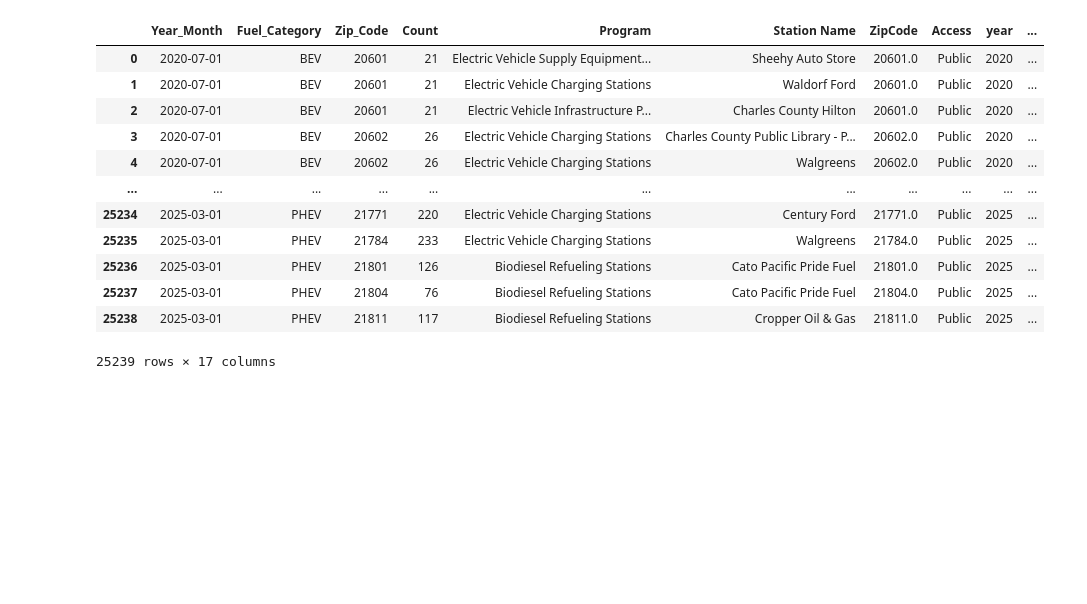
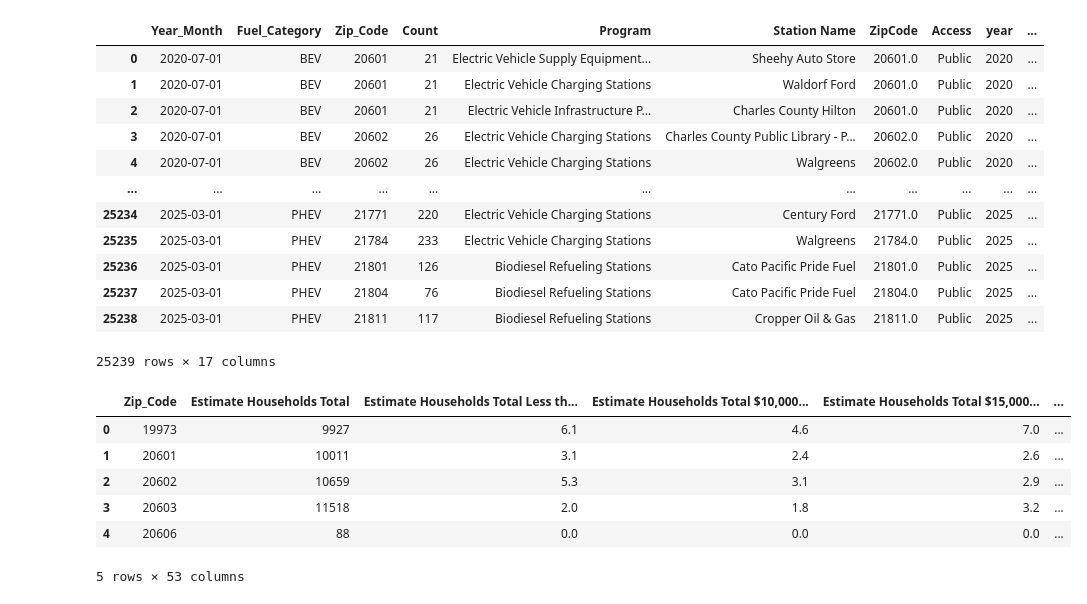
Before and after one commit to chriss-mo/md-evs, a Jupyter notebook: EDA.ipynb, the cells around one changed output. Cells and saved outputs as stored; diff of their text form; code cells hidden in the pictures; blank space fills up the shorter version.

```diff
--- a/EDA.ipynb
+++ b/EDA.ipynb
@@ -178,3 +170,31 @@ with_zip_stats
 | 25237 | 2025-03-01 | PHEV | 21804 | 76 | Biodiesel Refueling Stations | Cato Pacific Pride Fuel | 21804.0 | Public | 2025 | ... |
 | 25238 | 2025-03-01 | PHEV | 21811 | 117 | Biodiesel Refueling Stations | Cropper Oil & Gas | 21811.0 | Public | 2025 | ... |
 25239 rows × 17 columns
+# %%
+path_1901 = './data/1901.csv'
+
+def proc_df(path):
+    df = pd.read_csv(path, skiprows=1)
+    drop_col = []
+    for col in df.columns:
+        new_name = col.replace('!!',' ')
+        if 'Margin of Error' in new_name or 'PERCENT ALLOCATED' in new_name:
+            drop_col.append(new_name)
+        df.rename(columns={col: new_name}, inplace=True)
+    df.drop(columns=drop_col, inplace=True)
+    df['Geographic Area Name'] = df['Geographic Area Name'].str.replace('ZCTA5 ','').astype(int)
+    df.drop(columns = ['Geography'], inplace=True)
+    df.dropna(axis=1, inplace=True)
+    df = df.rename(columns={'Geographic Area Name': 'Zip_Code'})
+    return df
+# %%
+df1901 = proc_df(path_1901)
+df1901.head()
+# %% [output]
+|  | Zip_Code | Estimate Households Total | Estimate Households Total Less th... | Estimate Households Total $10,000... | Estimate Households Total $15,000... | ... |
+| 0 | 19973 | 9927 | 6.1 | 4.6 | 7.0 | ... |
+| 1 | 20601 | 10011 | 3.1 | 2.4 | 2.6 | ... |
+| 2 | 20602 | 10659 | 5.3 | 3.1 | 2.9 | ... |
+| 3 | 20603 | 11518 | 2.0 | 1.8 | 3.2 | ... |
+| 4 | 20606 | 88 | 0.0 | 0.0 | 0.0 | ... |
+5 rows × 53 columns
```
Also changed, not shown: parts of 4 cells of this notebook, 7 other files.
